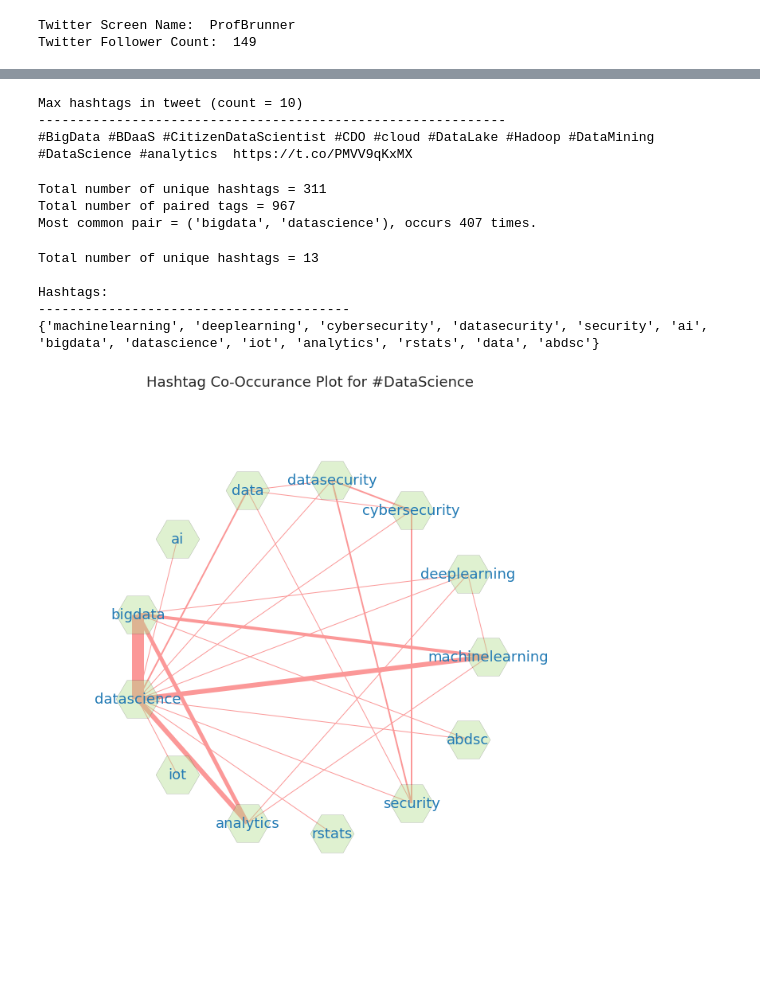
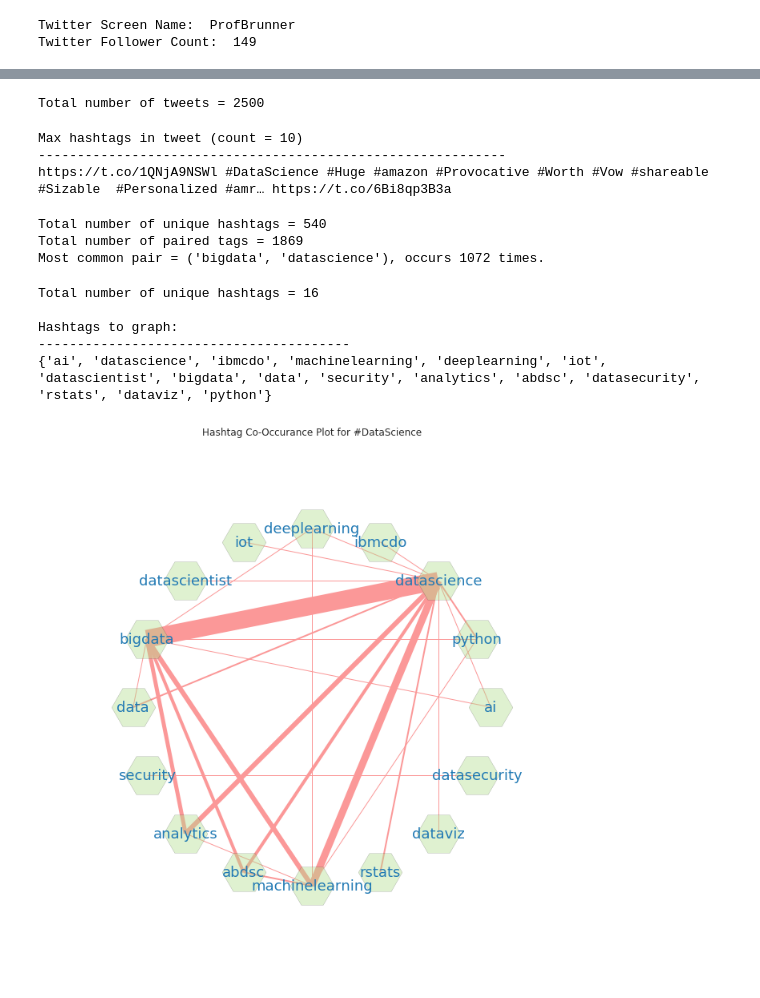
Before and after one commit to lcdm-uiuc/info490-sp16, a Jupyter notebook: Week10/notebooks/intro2na-sm.ipynb, the cells around one changed output, grey strips where cells are left out. Cells and saved outputs as stored; diff of their text form; code cells hidden in the pictures; blank space fills up the shorter version.

```diff
--- a/Week10/notebooks/intro2na-sm.ipynb
+++ b/Week10/notebooks/intro2na-sm.ipynb
@@ -95,3 +81,26 @@ for result in results:
+# %%
+# Number of tweets to get
+# Note we will wait until we get them all, so keep small
+num_tweets = 2500
+
+# Search term: for us this is hashtag of interest
+s_term = '#datascience'
+
+# Lists we use throughout the notebook
+users = []
+tweets = []
+
+# Get the tweets
+results = tw.Cursor(api.search, q=s_term).items(num_tweets)
+
+# Build lists from twitter search results
+for result in results:
+    users.append(result.user.screen_name)
+    tweets.append(result.text)
+# %%
+print('Total number of tweets = {0}'.format(len(tweets)))
+# %% [output]
+Total number of tweets = 2500
 # %%
 # Print tweet with most hashtags
 
@@ -106,7 +115,7 @@ print(tweets[max_idx])
 # %% [output]
 Max hashtags in tweet (count = 10)
 ------------------------------------------------------------
-#BigData #BDaaS #CitizenDataScientist #CDO #cloud #DataLake #Hadoop #DataMining #DataScience #analytics  https://t.co/PMVV9qKxMX
+https://t.co/1QNjA9NSWl #DataScience #Huge #amazon #Provocative #Worth #Vow #shareable #Sizable  #Personalized #amr… https://t.co/6Bi8qp3B3a
 # %%
 # https://docs.python.org/dev/library/collections.html#collections.Counter
 # https://docs.python.org/2/library/itertools.html#itertools.combinations
@@ -152,9 +161,9 @@ mc = cnt.most_common(1)[0]
 print('Total number of paired tags = {0}'.format(len(cnt)))
 print('Most common pair = {0}, occurs {1} times.'.format(mc[0], mc[1]))
 # %% [output]
-Total number of unique hashtags = 311
-Total number of paired tags = 967
-Most common pair = ('bigdata', 'datascience'), occurs 407 times.
+Total number of unique hashtags = 540
+Total number of paired tags = 1869
+Most common pair = ('bigdata', 'datascience'), occurs 1072 times.
 # %%
 # Now we go through pair counter for top pairs to build network.
 
@@ -172,11 +181,11 @@ print('Hashtags to graph:')
 print(40*'-')
 print(tkns)
 # %% [output]
-Total number of unique hashtags = 13
+Total number of unique hashtags = 16
 
-Hashtags:
+Hashtags to graph:
 ----------------------------------------
-{'machinelearning', 'deeplearning', 'cybersecurity', 'datasecurity', 'security', 'ai', 'bigdata', 'datascience', 'iot', 'analytics', 'rstats', 'data', 'abdsc'}
+{'ai', 'datascience', 'ibmcdo', 'machinelearning', 'deeplearning', 'iot', 'datascientist', 'bigdata', 'data', 'security', 'analytics', 'abdsc', 'datasecurity', 'rstats', 'dataviz', 'python'}
 # %%
 # First setup the current figure.
 # No axes, no Axes labels, white background
@@ -184,8 +193,6 @@ Hashtags:
 fig, axes = plt.subplots(figsize=(12, 12))
 
 clrs = sns.color_palette("Paired")
-
-sns.set(style='white', font_scale=1.5)
 
 sns.despine(top = True, bottom = True,
             left = True, right = True)
@@ -213,31 +220,31 @@ nx.draw_networkx_nodes(g, pos, with_labels=True,
                        node_color=clrs[2],
                        node_shape='H',
                        alpha = 0.4)
 
 # Build up list of edges and weights for controlled plotting
 edges = []
 weights = []
 
 for n1, n2, dct in g.edges(data=True):
     edges.append((n1, n2))
     weights.append(dct['weight'])
 
 # Make nromalized weights (scale to minimum weight)
 min_weight = min(weights)
 norm_weights = [int(weight/min_weight) for weight in weights]
 
 # Draw weighted edges
 nx.draw_networkx_edges(g, pos, edgelist=edges,
                        width = norm_weights,
                        edge_color=clrs.as_hex()[4],
                        alpha = 1.0)
 
 # Now label nodes
 nx.draw_networkx_labels(g, pos, font_size = 18,
                         font_color = clrs[1],
                         alpha = 1.0)
 
 plt.title('Hashtag Co-Occurance Plot for #DataScience')
 plt.show()
 # %% [output]
-[figure, old version]
+[figure, new version]
```
Also changed, not shown: parts of 3 cells of this notebook.
